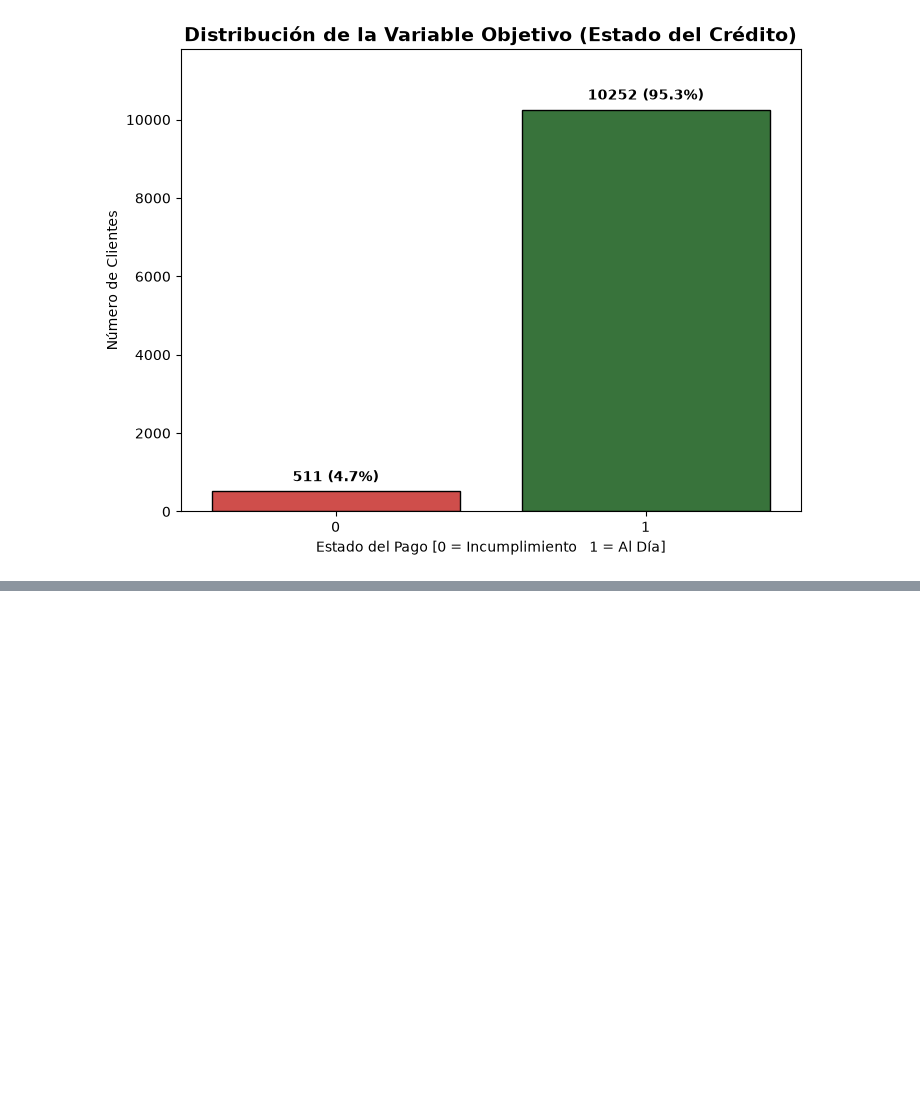
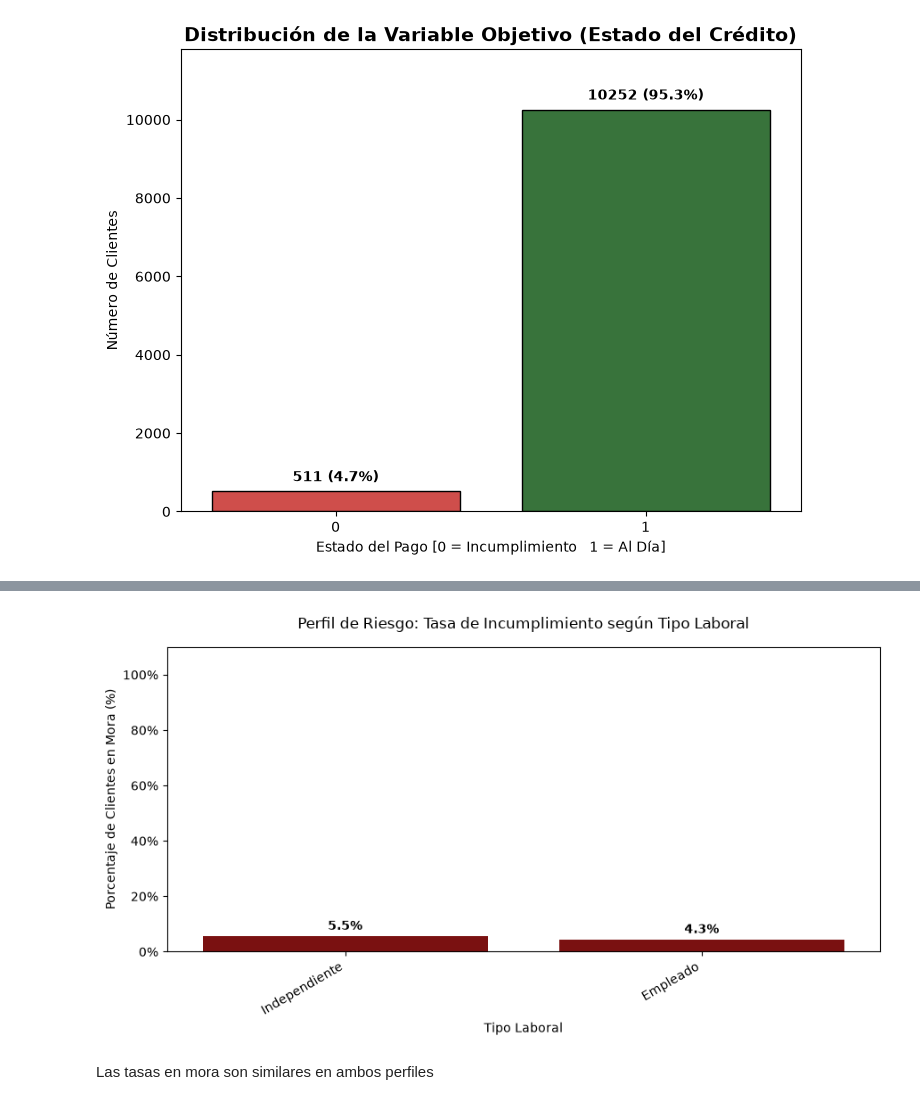
Before and after one commit to SaraHenaoB/PI_M5_, a Jupyter notebook: src/comprension_eda.ipynb, the cells around one changed output, grey strips where cells are left out. Saved outputs shown, nothing was run; the diff lists cells and outputs as text; code cells hidden in the pictures; blank space fills up the shorter version.

```diff
--- a/src/comprension_eda.ipynb
+++ b/src/comprension_eda.ipynb
@@ -106,0 +297,48 @@ Ratio de desbalanceo: 20.06:1
+# %%
+df["En_Mora"] = 1 - df["Pago_atiempo"]
+
+# 2. Configuración del tamaño del gráfico
+plt.figure(figsize=(9, 5))
+
+# 3. Graficamos la tasa de mora por tipo laboral
+ax = sns.barplot(
+    data=df, x="tipo_laboral", y="En_Mora", color="darkred", errorbar=None
+)
+
+# 4. Formateamos el eje Y para mostrar porcentajes reales de 0% a 100%
+ax.set_ylim(0, 1.1)
+ax.set_yticklabels([f"{int(x*100)}%" for x in ax.get_yticks()])
+
+# 5. Títulos y etiquetas
+plt.title(
+    "Perfil de Riesgo: Tasa de Incumplimiento según Tipo Laboral",
+    fontsize=12,
+    pad=15,
+)
+plt.xlabel("Tipo Laboral", fontsize=10)
+plt.ylabel("Porcentaje de Clientes en Mora (%)", fontsize=10)
+plt.xticks(
+    rotation=30, ha="right"
+)  # Rota los nombres si son largos para que no se encima
+
+# 6. Colocamos el porcentaje exacto arriba de cada barra
+for p in ax.patches:
+    altura = p.get_height()
+    if altura > 0:
+        ax.annotate(
+            f"{altura * 100:.1f}%",
+            (p.get_x() + p.get_width() / 2.0, altura),
+            ha="center",
+            va="center",
+            xytext=(0, 8),
+            textcoords="offset points",
+            fontsize=10,
+            weight="bold",
+        )
+
+plt.tight_layout()
+plt.show()
+# %% [output]
+[figure, added]
+# %% [markdown]
+Las tasas en mora son similares en ambos perfiles
```
Also changed, not shown: parts of 21 cells of this notebook.
